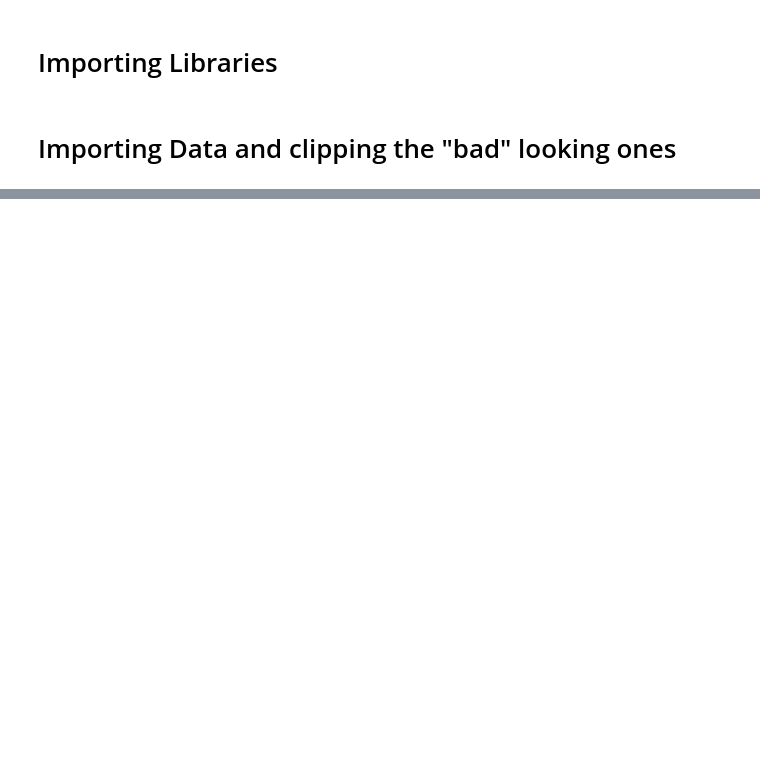
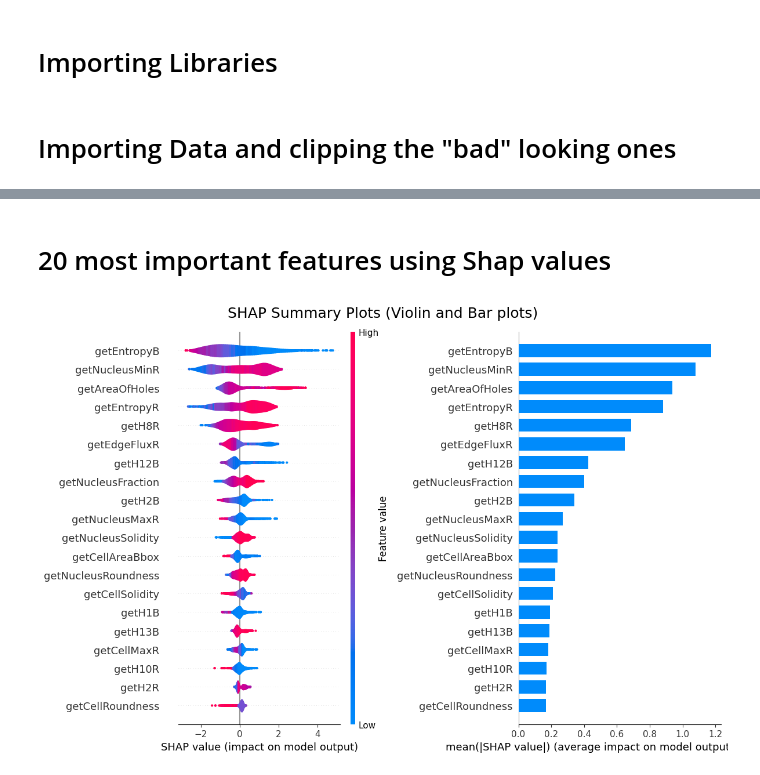
Before and after one commit to Antonio-Maschio/AML_FProject, a Jupyter notebook: Classification_Segmented_Nuclei_XGBoost.ipynb, the cells around one changed output, grey strips where cells are left out. Saved outputs shown, nothing was run; the diff lists cells and outputs as text; code cells hidden in the pictures; blank space fills up the shorter version.

```diff
--- a/Classification_Segmented_Nuclei_XGBoost.ipynb
+++ b/Classification_Segmented_Nuclei_XGBoost.ipynb
@@ -34,8 +39,8 @@ scaler = StandardScaler()
 X = pd.DataFrame(scaler.fit_transform(X), columns=X.columns)
 
 # Split the data into training and validation sets
-X_train, X_test, y_train, y_test = train_test_split(X, y, test_size=0.1, random_state=42)
-X_train, X_val, y_train, y_val = train_test_split(X_train, y_train, test_size=0.1, random_state=42)
+X_train_val, X_test, y_train_val, y_test = train_test_split(X, y, test_size=0.1, random_state=42)
+X_train, X_val, y_train, y_val = train_test_split(X_train_val, y_train_val, test_size=0.1, random_state=42)
 
 xgb_clf = xgb.XGBClassifier(objective='binary:logistic', learning_rate=0.1,
                             max_depth=8, eval_metric='logloss', n_estimators=300,
@@ -46,5 +51,29 @@ xgb_clf.fit(X_train, y_train)
 end_time = time.time()
 
 elapsed_time = end_time - start_time
-print("Elapsed time:", elapsed_time, "seconds")
+print("Elapsed time:", elapsed_time, "seconds \n")
+
+# Make predictions on the validation set and evaluation scores
+y_pred_proba = xgb_clf.predict_proba(X_val)[:, 1]
+
+accuracy = accuracy_score(y_val, y_pred_proba.round())
+conf_matrix = confusion_matrix(y_val, y_pred_proba.round())
+logloss = log_loss(y_val, y_pred_proba)
+
+print('On the Validation set:\n')
+print("Accuracy:", accuracy)
+print("LogLoss:", logloss,)
+print("Confusion matrix:", conf_matrix[0], "\n"," "*16, conf_matrix[1])
+
+
+# Make predictions on the test set and evaluation scores
+y_pred_proba = xgb_clf.predict_proba(X_test)[:, 1]
+
+accuracy = accuracy_score(y_test, y_pred_proba.round())
+conf_matrix = confusion_matrix(y_test, y_pred_proba.round())
+logloss = log_loss(y_test, y_pred_proba)
+print('On the Test set:\n')
+print("Accuracy:", accuracy)
+print("LogLoss:", logloss)
+print("Confusion matrix:", conf_matrix[0], "\n"," "*16, conf_matrix[1])
 # %% [output]
@@ -86,0 +136,18 @@ shap.summary_plot(shap_values, X_train, feature_names=X.columns, plot_type='bar'
+# %% [markdown]
+# 20 most important features using Shap values
+# %%
+explainer = shap.TreeExplainer(xgb_clf)
+shap_values = explainer.shap_values(X_train)
+
+fig, ax = plt.subplots(1, 2, figsize=(10, 8))
+
+shap.summary_plot(shap_values, X_train, feature_names=X.columns, plot_type='bar', show = False, plot_size = (12, 8))
+plt.sca(ax[0])
+
+shap.summary_plot(shap_values, X_train, plot_type='violin', show = False, plot_size = (12, 8))
+plt.sca(ax[1])
+fig.suptitle('SHAP Summary Plots (Violin and Bar plots)', fontsize=18)
+plt.tight_layout()
+plt.show()
+# %% [output]
+[figure, added]
```
Also changed, not shown: parts of 17 cells of this notebook.
